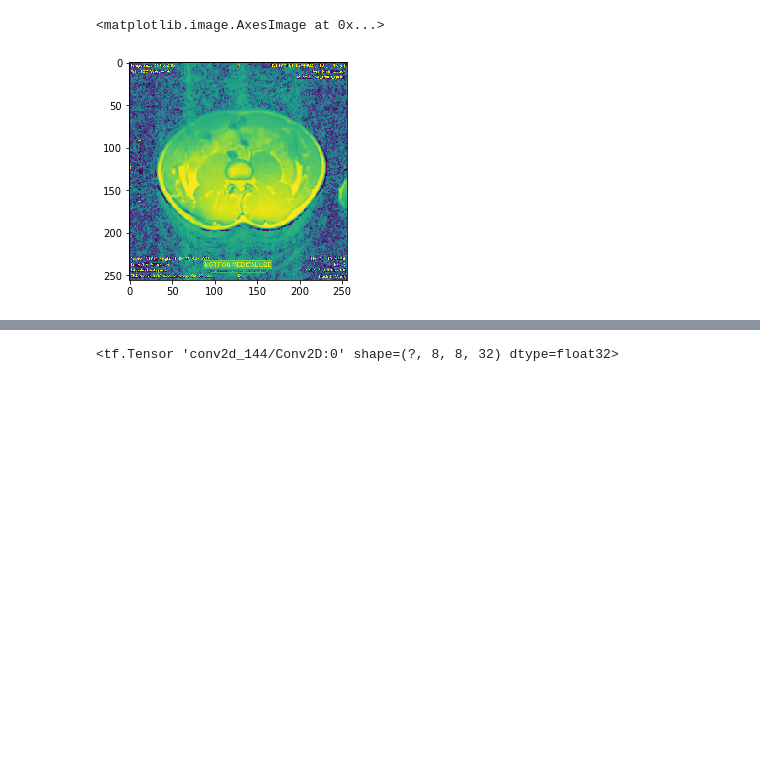
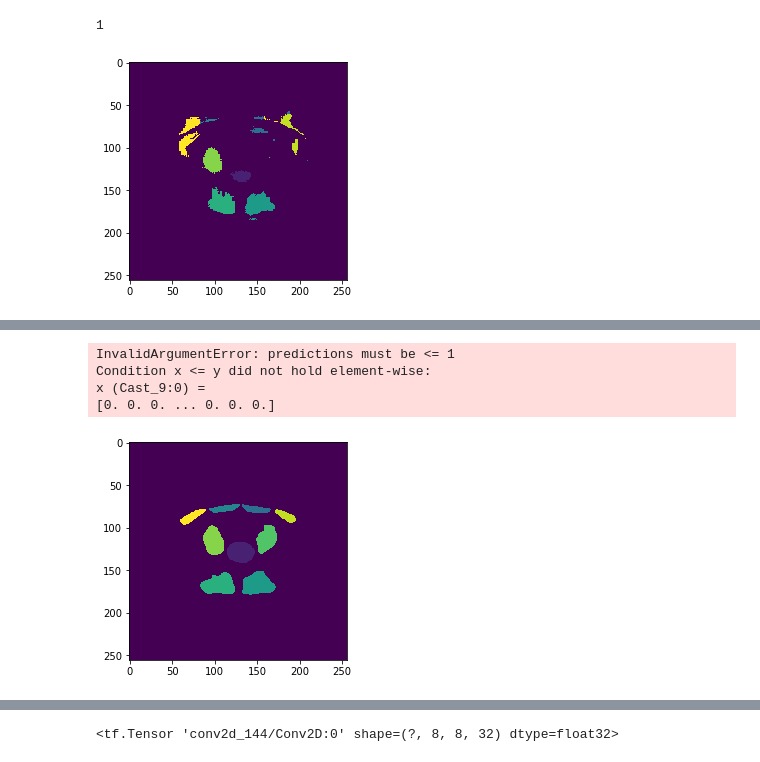
Before and after one commit to rasoolianbehnam/mri, a Jupyter notebook: a_new_era_begins.ipynb, the cells around one changed output, grey strips where cells are left out. Saved outputs shown, nothing was run; the diff lists cells and outputs as text; code cells hidden in the pictures; blank space fills up the shorter version.

```diff
--- a/a_new_era_begins.ipynb
+++ b/a_new_era_begins.ipynb
@@ -51,3 +88,7 @@ if len(Y.shape) == 3:
+# %%
+mu  = X.mean(axis=(1, 2, 3), keepdims=True)
+std = X.std(axis=(1, 2, 3), keepdims=True)
+X = (X-mu)/std
 # %%
 from sklearn.model_selection import train_test_split
 Xtr, Xts, Ytr, Yts = train_test_split(X, (Y)*1, test_size=.2, random_state=17)
@@ -185,7 +238,0 @@ axes[2].imshow(Xts[n, :, :, 0])
-# %%
-
-tmp.std(), x.std()
-plt.imshow((tmp-tmp.mean())/tmp.std())
-# %% [output]
-<matplotlib.image.AxesImage at 0x...>
-[figure, removed]
@@ -191,0 +249,13 @@ plt.imshow((tmp-tmp.mean())/tmp.std())
+# %%
+n = np.random.randint(len(Xts))
+print(n)
+pred = model.predict(Xts[n:n+1]).argmax(axis=3)
+plt.imshow(pred[0])
+plt.show()
+plt.imshow(Yts[n, :, :, 0])
+model.evaluate(Xts[n:n+1], Yts[n:n+1], )
+m = tf.keras.metrics.Recall()
+m.update_state(pred.reshape(-1), Yts[n].reshape(-1))
+# %% [output]
+1
+[figure, added]
@@ -191,0 +275,5 @@ plt.imshow((tmp-tmp.mean())/tmp.std())
+InvalidArgumentError: predictions must be <= 1
+Condition x <= y did not hold element-wise:
+x (Cast_9:0) =
+[0. 0. 0. ... 0. 0. 0.]
+[figure, added]
```
Also changed, not shown: parts of 25 cells of this notebook.
